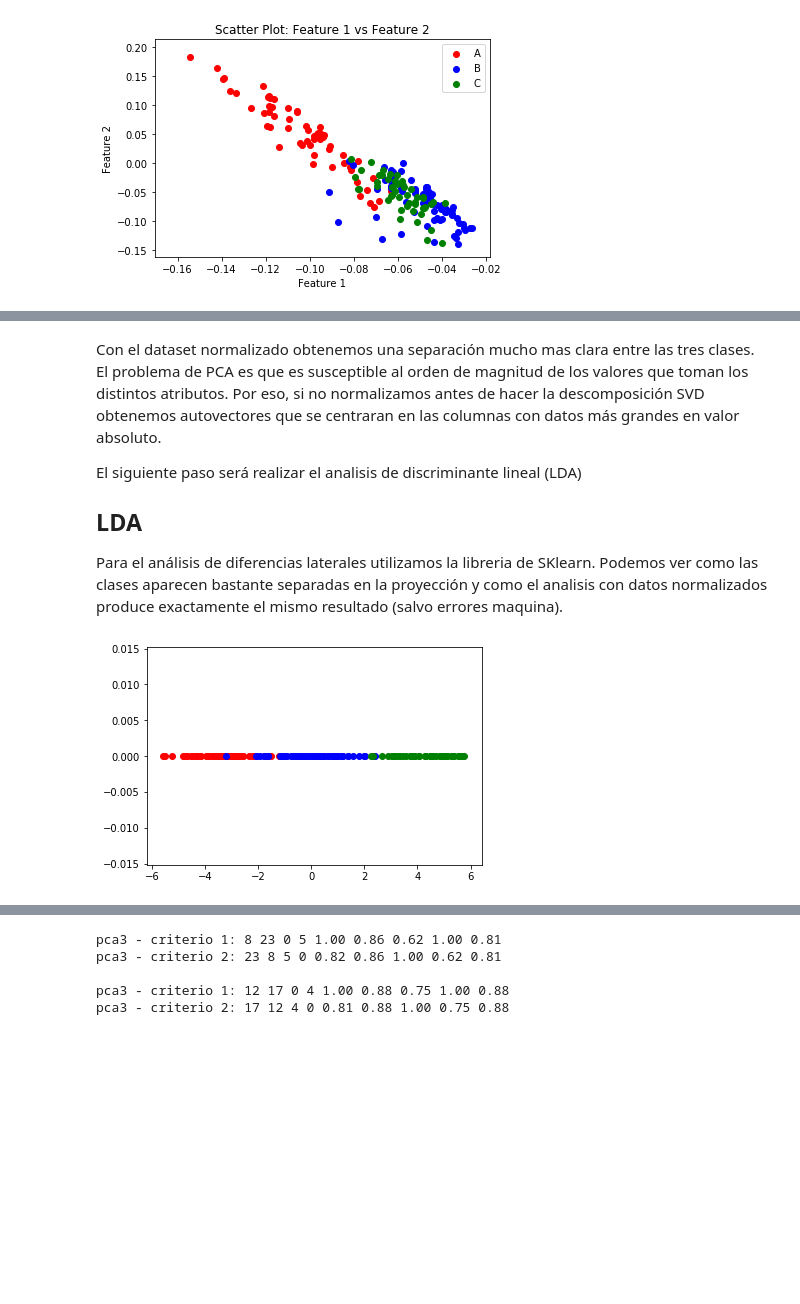
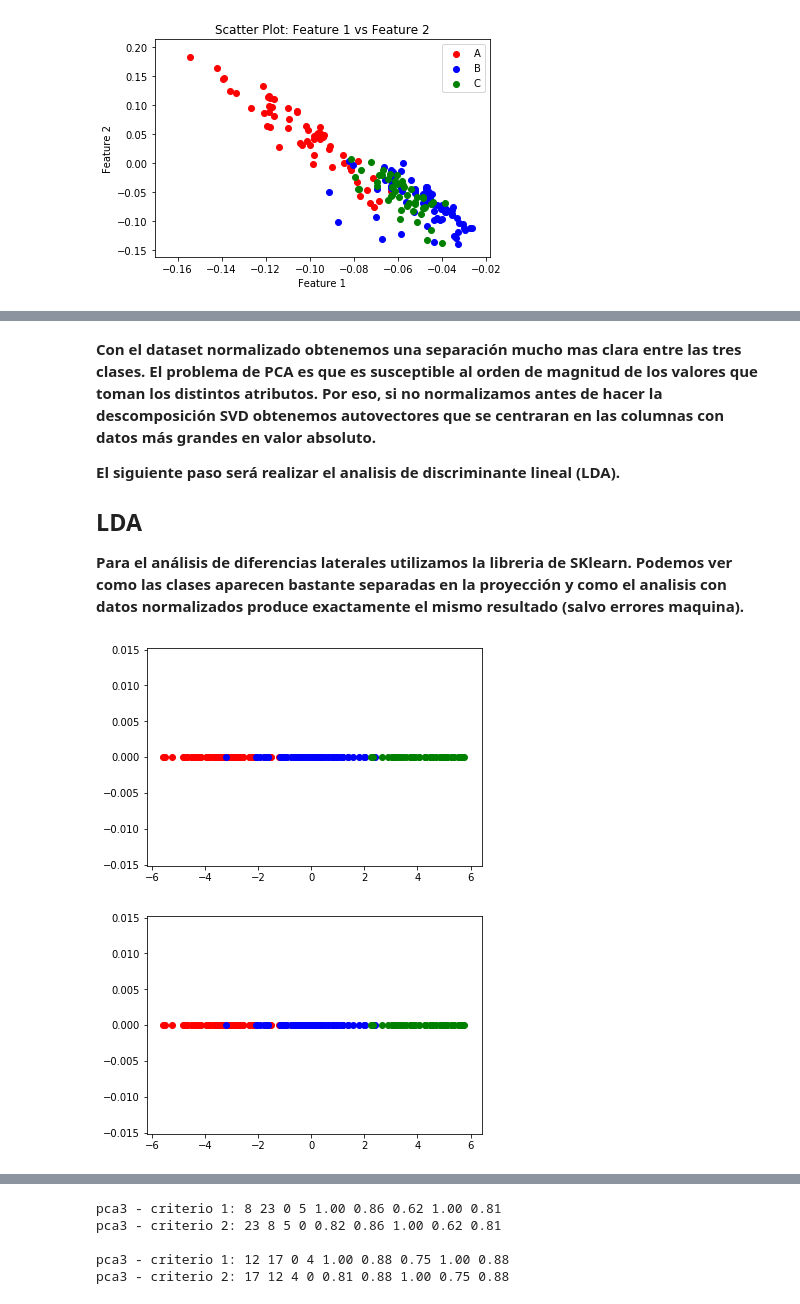
Before and after one commit to davidvicentemartinez/MachineLearning, a Jupyter notebook: parte 2/Parte2.ipynb, the cells around one changed output, grey strips where cells are left out. Cells and saved outputs as stored; diff of their text form; code cells hidden in the pictures; blank space fills up the shorter version.

```diff
--- a/parte 2/Parte2.ipynb
+++ b/parte 2/Parte2.ipynb
@@ -335,32 +350,45 @@ plt.show()
 # %% [markdown]
-Con el dataset normalizado obtenemos una separación mucho mas clara entre las tres clases. El problema de PCA es que es susceptible al orden de magnitud de los valores que toman los distintos atributos. Por eso, si no normalizamos antes de hacer la descomposición SVD obtenemos autovectores que se centraran en las columnas con datos más grandes en valor absoluto.
+__Con el dataset normalizado obtenemos una separación mucho mas clara entre las tres clases. El problema de PCA es que es susceptible al orden de magnitud de los valores que toman los distintos atributos. Por eso, si no normalizamos antes de hacer la descomposición SVD obtenemos autovectores que se centraran en las columnas con datos más grandes en valor absoluto.__
 
-El siguiente paso será realizar el analisis de discriminante lineal (LDA)
+__El siguiente paso será realizar el analisis de discriminante lineal (LDA).__
 
 ## LDA
 
-Para el análisis de diferencias laterales utilizamos la libreria de SKlearn. Podemos ver como las clases aparecen bastante separadas en la proyección y como el analisis con datos normalizados produce exactamente el mismo resultado (salvo errores maquina).
+__Para el análisis de diferencias laterales utilizamos la libreria de SKlearn. Podemos ver como las clases aparecen bastante separadas en la proyección y como el analisis con datos normalizados produce exactamente el mismo resultado (salvo errores maquina).__
 # %%
 var = dataset.iloc[:, 1:14].values #Dataset original sin etiquetas de clase
 normalvar = npcadf.iloc[:, 0:13].values #Dataset normalizado sin diferencias de clase
 classes = dataset.iloc[:, 0].values
 
 lda = LDA(n_components=1)
 X = lda.fit_transform(var,classes)
 Y = lda.fit_transform(normalvar,classes)
 
 plt.figure()
 j = 0
 for i in X:
     if classes[j] == 1:
         plt.scatter(i[0],0,color= 'red')
     if classes[j] == 2:
         plt.scatter(i[0],0,color= 'blue')
     if classes[j] == 3:
         plt.scatter(i[0],0,color= 'green')
     j += 1
+
+
+plt.figure()
+j = 0
+for i in Y:
+    if classes[j] == 1:
+        plt.scatter(i[0],0,color= 'red')
+    if classes[j] == 2:
+        plt.scatter(i[0],0,color= 'blue')
+    if classes[j] == 3:
+        plt.scatter(i[0],0,color= 'green')
+    j += 1
 # %% [output]
-[figure, old version]
+[figure, new version]
+[figure, added]
 # %%
 sum(X-Y)[0]
 # %% [output]
```
Also changed, not shown: parts of 27 cells of this notebook, 1 other file.
